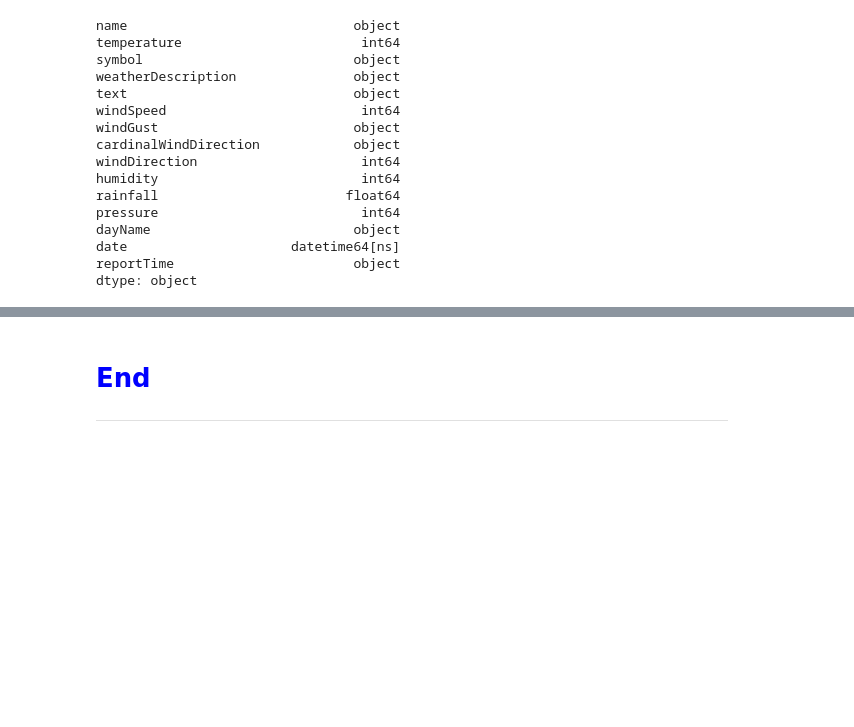
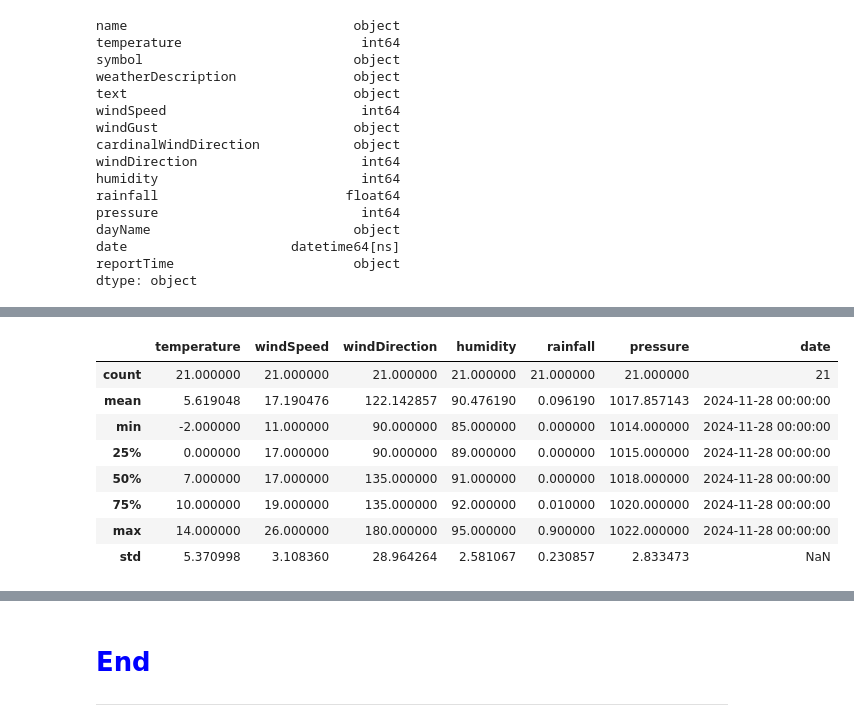
Before and after one commit to OCorry/computer_infrastructure_2024, a Jupyter notebook: weather.ipynb, the cells around one changed output, grey strips where cells are left out. Saved outputs shown, nothing was run; the diff lists cells and outputs as text; code cells hidden in the pictures; blank space fills up the shorter version.

```diff
--- a/weather.ipynb
+++ b/weather.ipynb
@@ -452,0 +470,12 @@ Text(0, 0.5, 'Number of Admissions')
+# %%
+df.describe()
+# %% [output]
+|  | temperature | windSpeed | windDirection | humidity | rainfall | pressure | date |
+| count | 21.000000 | 21.000000 | 21.000000 | 21.000000 | 21.000000 | 21.000000 | 21 |
+| mean | 5.619048 | 17.190476 | 122.142857 | 90.476190 | 0.096190 | 1017.857143 | 2024-11-28 00:00:00 |
+| min | -2.000000 | 11.000000 | 90.000000 | 85.000000 | 0.000000 | 1014.000000 | 2024-11-28 00:00:00 |
+| 25% | 0.000000 | 17.000000 | 90.000000 | 89.000000 | 0.000000 | 1015.000000 | 2024-11-28 00:00:00 |
+| 50% | 7.000000 | 17.000000 | 135.000000 | 91.000000 | 0.000000 | 1018.000000 | 2024-11-28 00:00:00 |
+| 75% | 10.000000 | 19.000000 | 135.000000 | 92.000000 | 0.010000 | 1020.000000 | 2024-11-28 00:00:00 |
+| max | 14.000000 | 26.000000 | 180.000000 | 95.000000 | 0.900000 | 1022.000000 | 2024-11-28 00:00:00 |
+| std | 5.370998 | 3.108360 | 28.964264 | 2.581067 | 0.230857 | 2.833473 | NaN |
```
Also changed, not shown: parts of 18 cells of this notebook.
